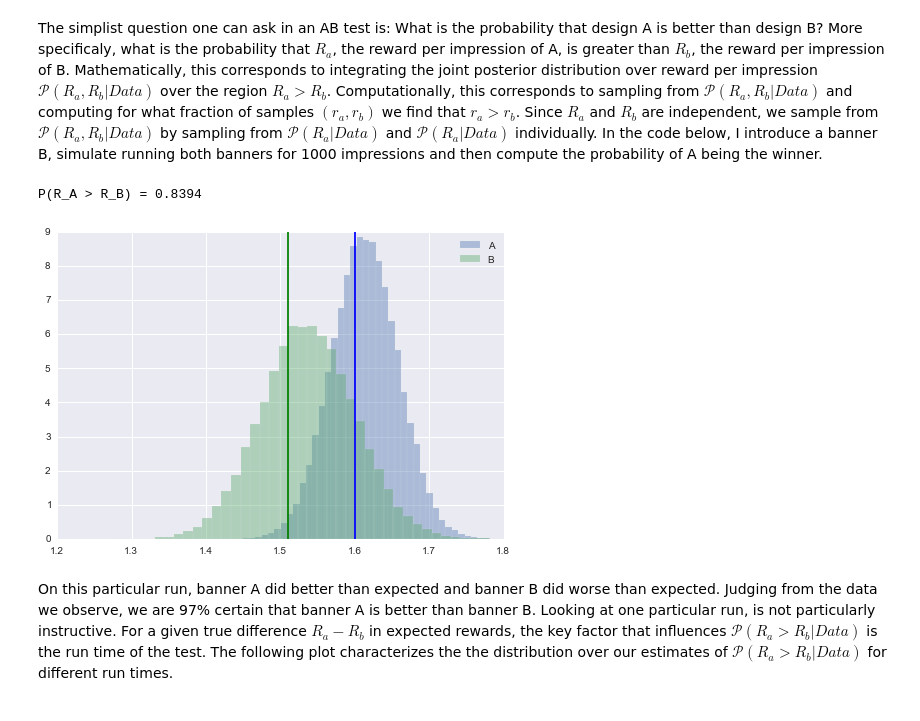
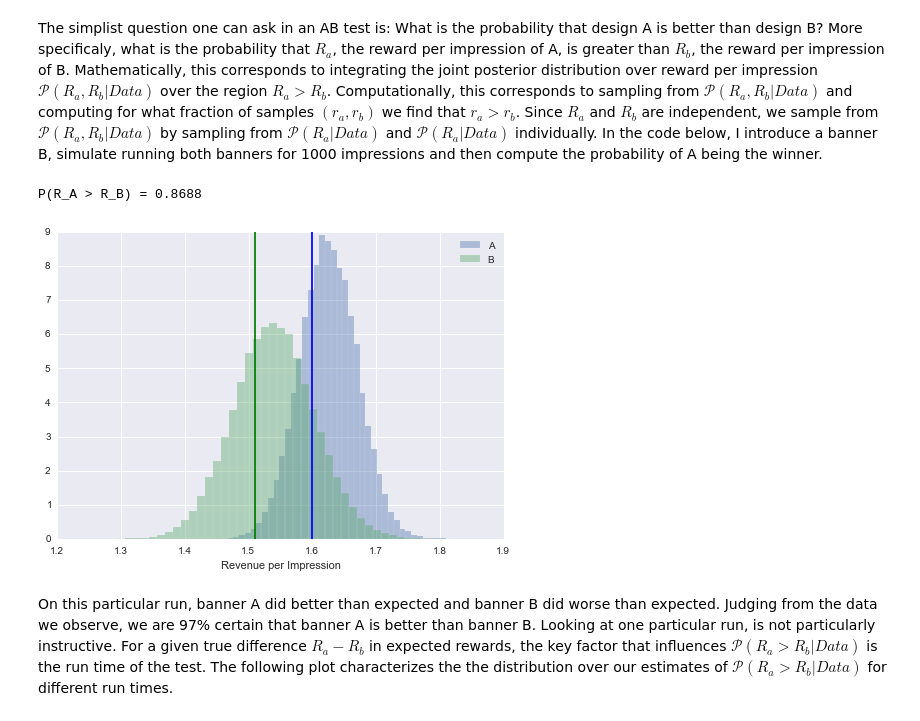
Before and after one commit to ewulczyn/ewulczyn.github.io, a Jupyter notebook: ipython/AB Testing with Multinomial Data.ipynb, the cells around one changed output. Drawn from its saved outputs; the diff is of its cells as text; code cells hidden in the pictures.

```diff
--- a/ipython/AB Testing with Multinomial Data.ipynb
+++ b/ipython/AB Testing with Multinomial Data.ipynb
@@ -160,32 +162,33 @@ The simplist question one can ask in an AB test is: What is the probability that
 # %%
 # Set of returns for treatment B
 values_b = np.array([0.0, 2.5, 3.0, 5.0])
 # True probability of each reward for treatment B
 p_b = np.array([0.60, 0.10, 0.12, 0.18])
 # True expected reward per impression for banner B
 return_b = p_b.dot(values_b)
 
 # simulate running both banners
 counts_a = run_banner(p_a, 1000)
 return_distribution_a = get_posterior_reward_per_impression_sample(alpha, counts_a, values_a)
 counts_b = run_banner(p_b, 1000)
 return_distribution_b = get_posterior_reward_per_impression_sample(alpha, counts_b, values_b)
 
 #plot the posterior distributions
 plt.figure()
 plt.hist(return_distribution_a, bins = 40, alpha = 0.4, normed = True, label = 'A')
 plt.axvline(x=return_a, color = 'b')
 
 plt.hist(return_distribution_b, bins = 40, alpha = 0.4, normed = True, label = 'B')
 plt.axvline(x=return_b, color = 'g')
+plt.xlabel('Revenue per Impression')
 plt.legend()
 
 #compute the probability that banner A is better than banner B
 prob_a_better = (return_distribution_a > return_distribution_b).mean()
 print "P(R_A > R_B) = %0.4f" % prob_a_better
 # %% [output]
-P(R_A > R_B) = 0.8394
+P(R_A > R_B) = 0.8688
-[figure, old version]
+[figure, new version]
 # %% [markdown]
 On this particular run, banner A did better than expected and banner B did worse than expected.  Judging from the data we observe, we are 97% certain that banner A is better than banner B. Looking at one particular run, is not particularly instructive. For a given true difference $R_a - R_b$ in expected rewards, the key factor that influences $\mathcal P \left({R_a > R_b | Data}\right)$ is the run time of the test. The following plot characterizes the the distribution over our estimates of $\mathcal P \left({R_a > R_b | Data}\right)$ for different run times.
 # %%
```
Also changed, not shown: parts of 2 cells of this notebook, 10 other files.
